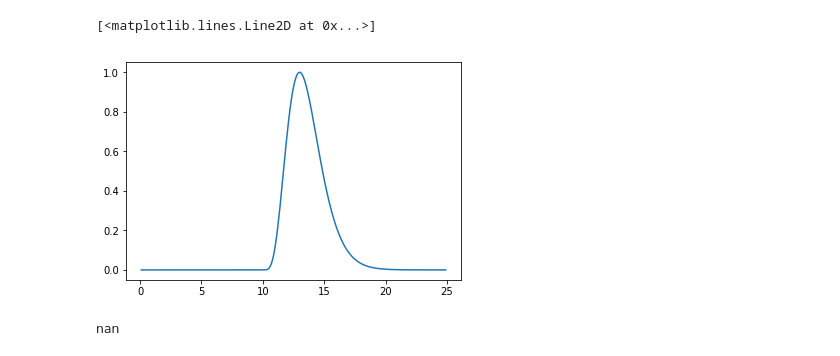
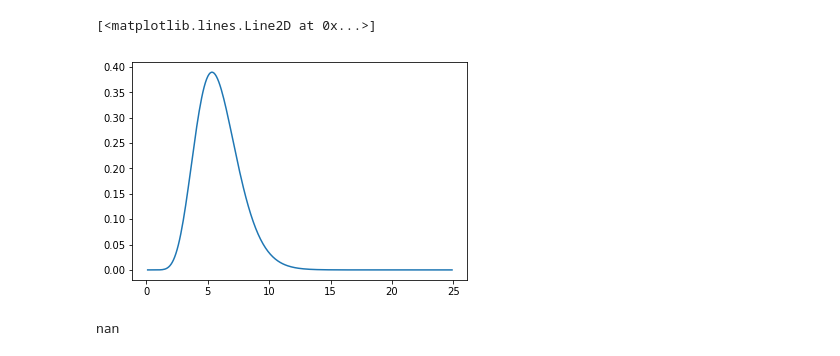
Before and after one commit to felixsc1/fiberphotometry, a Jupyter notebook: gammavariate.ipynb, the cells around one changed output. Cells and saved outputs as stored; diff of their text form; code cells hidden in the pictures.

Commit message:
experimental gammavariate fitting

```diff
--- a/gammavariate.ipynb
+++ b/gammavariate.ipynb
@@ -2,22 +2,22 @@
 import numpy as np
 import matplotlib.pyplot as plt
 # %%
-def gammavar(ymax, tmax, a, t, t0):
+def gammavar(ymax, tmax, a, t0, t):
     output = np.exp(np.log(ymax)+a*(1+np.log((t-t0)/tmax)-(t-t0)/tmax))
     if np.isnan(output):
         output = 0
     return output
 
 y=[]
 for t in np.arange(0.1,25,0.1):
-    y.append(gammavar(1,3,5,t, 10))
+    y.append(gammavar(ymax=0.389529011, tmax=5.34061105, a=10, t0=0, t=t))
 
 y=np.asanyarray(y)
 
 plt.plot(np.arange(0.1,25,0.1), y)
 # %% [output]
 [<matplotlib.lines.Line2D at 0x...>]
-[figure, old version]
+[figure, new version]
 # %%
 np.log(-1)
 # %% [output]
```
Also changed, not shown: 1 other file.
